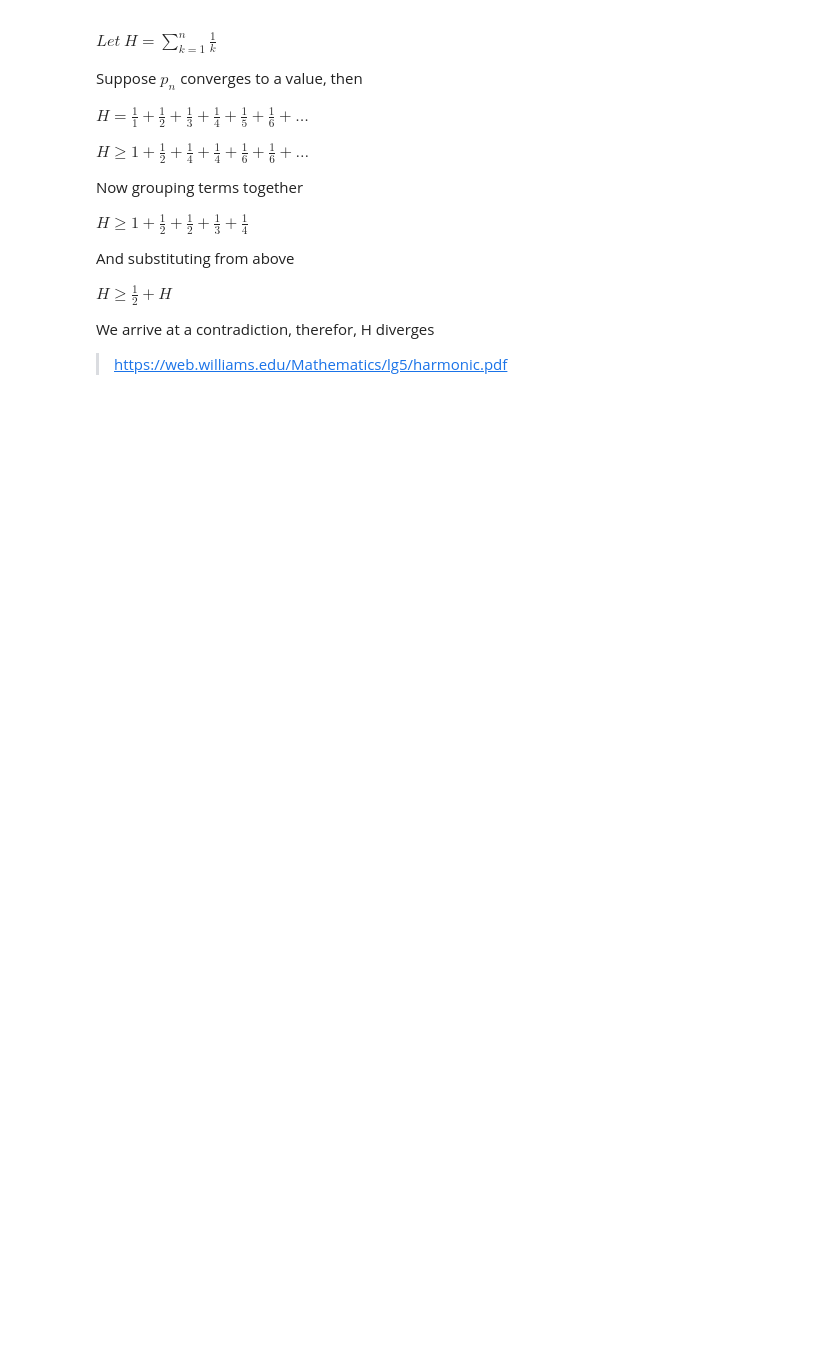
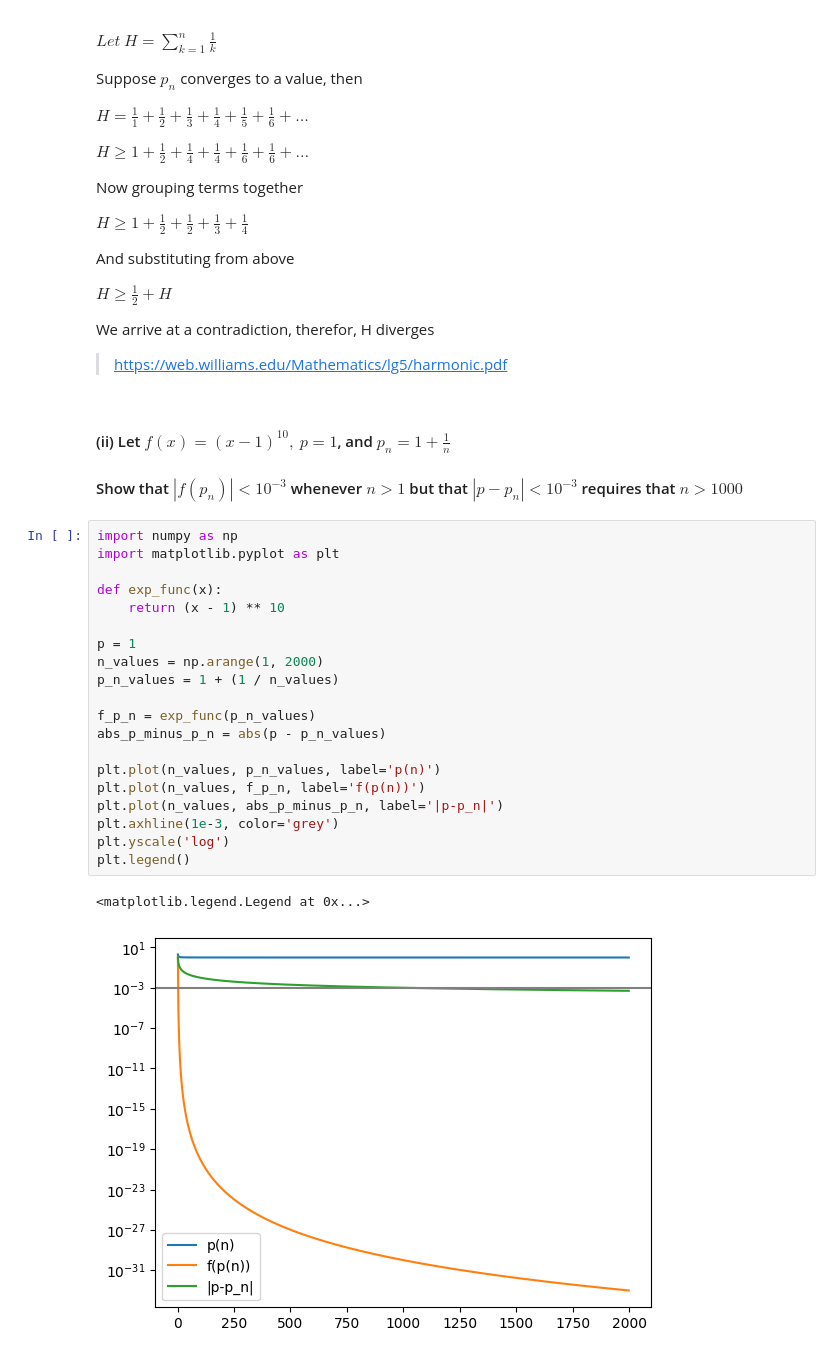
Before and after one commit to MeVsTheVoices/MATH670, a Jupyter notebook: jan/homework_1/section_5.ipynb, the cells around one changed output. Cells and saved outputs as stored; diff of their text form; blank space fills up the shorter version.

```diff
--- a/jan/homework_1/section_5.ipynb
+++ b/jan/homework_1/section_5.ipynb
@@ -47,3 +47,29 @@ $H\geq\frac{1}{2}+H$
 We arrive at a contradiction, therefor, H diverges
 
 >https://web.williams.edu/Mathematics/lg5/harmonic.pdf
+# %% [markdown]
+#### (ii) Let $f(x)=(x-1)^{10},\ p=1$, and $p_n=1+\frac{1}{n}$
+#### Show that $|f(p_n)| \lt 10^{-3}$ whenever $n \gt 1$ but that $|p-p_n| \lt 10^{-3}$ requires that $n \gt  1000$
+# %%
+import numpy as np
+import matplotlib.pyplot as plt
+
+def exp_func(x):
+    return (x - 1) ** 10
+
+p = 1
+n_values = np.arange(1, 2000)
+p_n_values = 1 + (1 / n_values)
+
+f_p_n = exp_func(p_n_values)
+abs_p_minus_p_n = abs(p - p_n_values)
+
+plt.plot(n_values, p_n_values, label='p(n)')
+plt.plot(n_values, f_p_n, label='f(p(n))')
+plt.plot(n_values, abs_p_minus_p_n, label='|p-p_n|')
+plt.axhline(1e-3, color='grey')
+plt.yscale('log')
+plt.legend()
+# %% [output]
+<matplotlib.legend.Legend at 0x...>
+[figure, added]
```
Also changed, not shown: parts of 1 cell of this notebook.
